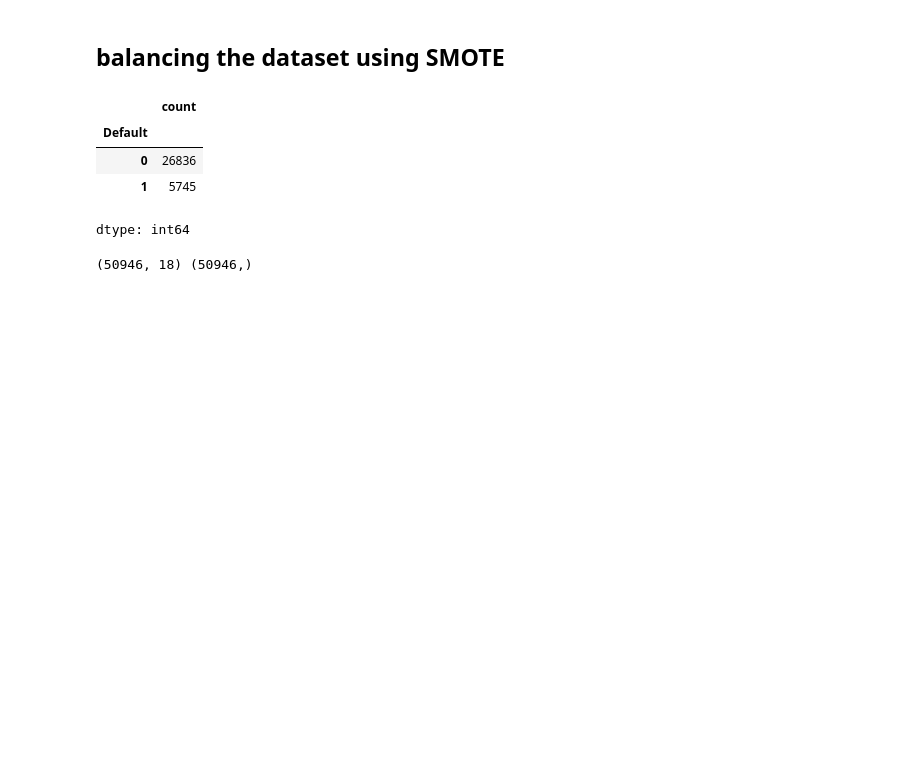
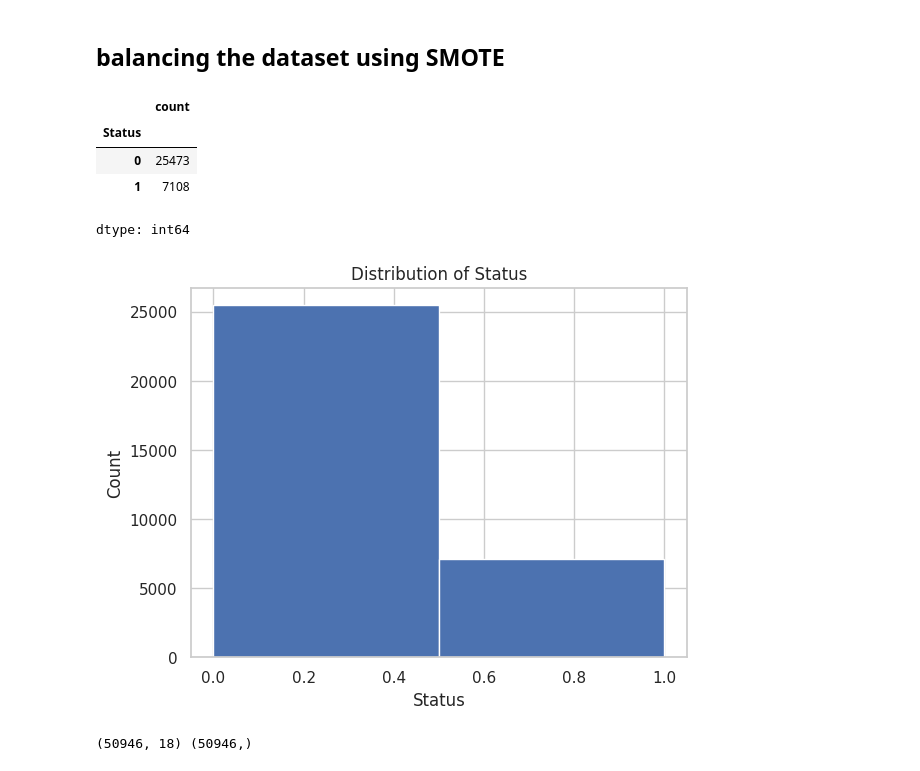
Before and after one commit to Lawrence302/credit_risk_analysis, a Jupyter notebook: credit_risk_analysis_sem_proj.ipynb, the cells around one changed output. Drawn from its saved outputs; the diff is of its cells as text; code cells hidden in the pictures; blank space fills up the shorter version.

```diff
--- a/credit_risk_analysis_sem_proj.ipynb
+++ b/credit_risk_analysis_sem_proj.ipynb
@@ -208,17 +208,0 @@ print(correlation)
-# %%
-
-
-# Set the style
-sns.set(style='whitegrid')
-
-# Create a scatter plot with a regression line
-plt.figure(figsize=(10, 6))
-sns.regplot(x='Percent_income', y='Cred_length', data=df)
-
-# Set titles and labels
-plt.title('Correlation between Percentage Income and Credit Length', fontsize=15)
-plt.xlabel('Percentage Income (%)', fontsize=12)
-plt.ylabel('Credit Length (Months/Years)', fontsize=12)
-
-# Show the plot
-plt.show()
@@ -492,13 +469,21 @@ x_train, x_val, y_train, y_val = train_test_split(features, target, test_size=0.
 # %% [markdown]
 ## balancing the dataset using SMOTE
 # %%
-df['Default'].value_counts()
+df['Status'].value_counts()
 # %% [output]
 |  | count |
-| Default |  |
-| 0 | 26836 |
-| 1 | 5745 |
+| Status |  |
+| 0 | 25473 |
+| 1 | 7108 |
 dtype: int64
+# %%
+df['Status'].hist(bins=2)
+plt.xlabel('Status')
+plt.ylabel('Count')
+plt.title('Distribution of Status')
+plt.show()
+# %% [output]
+[figure, added]
 # %%
 # ! pip install imbalanced-learn
 # %%
```
Also changed, not shown: parts of 59 cells of this notebook.
